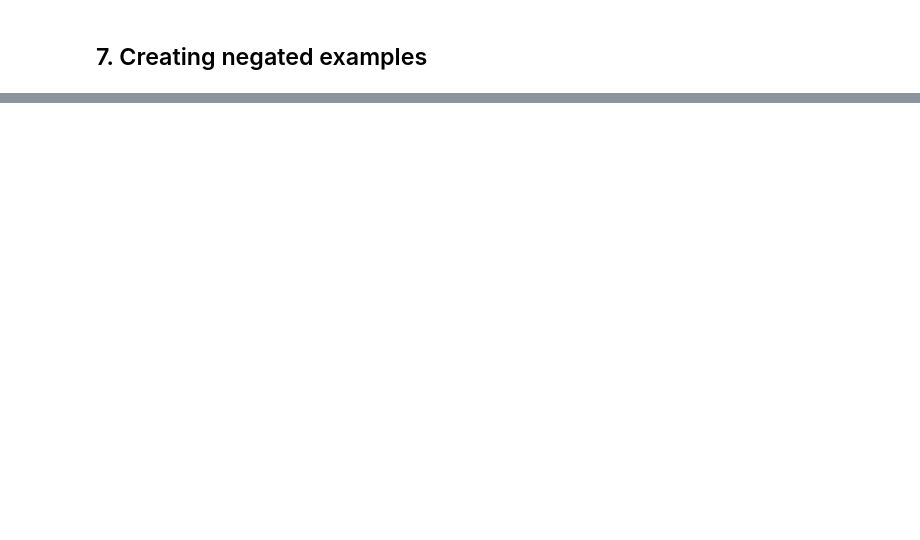
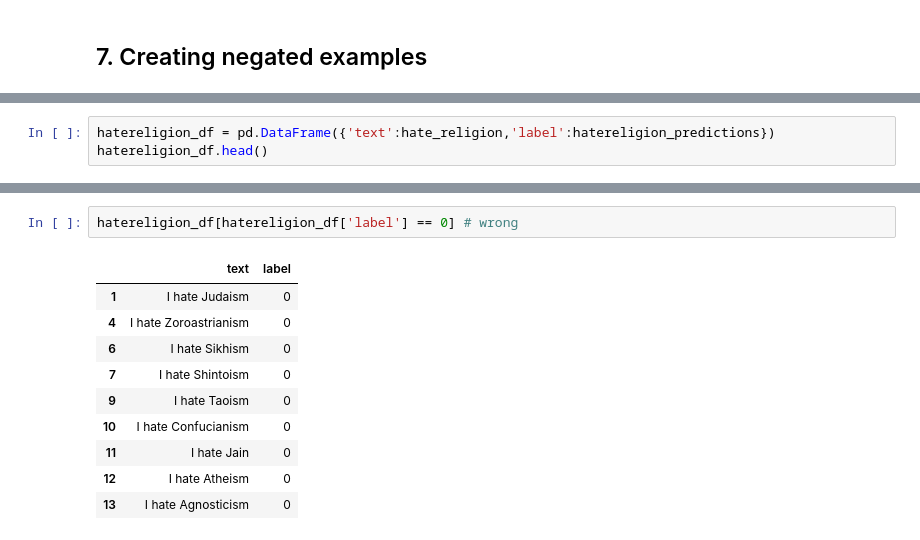
Before and after one commit to melisnv/natural-language-processing-projects, a Jupyter notebook: Assignment II NLP/error_analysis_with_checklist.ipynb, the cells around one changed output, grey strips where cells are left out. Drawn from its saved outputs; the diff is of its cells as text; blank space fills up the shorter version.

```diff
--- a/Assignment II NLP/error_analysis_with_checklist.ipynb
+++ b/Assignment II NLP/error_analysis_with_checklist.ipynb
@@ -416,0 +521,3 @@ successful_neg_examples
+# %%
+hatereligion_df = pd.DataFrame({'text':hate_religion,'label':hatereligion_predictions})
+hatereligion_df.head()
@@ -416,0 +541,13 @@ successful_neg_examples
+# %%
+hatereligion_df[hatereligion_df['label'] == 0] # wrong
+# %% [output]
+|  | text | label |
+| 1 | I hate Judaism | 0 |
+| 4 | I hate Zoroastrianism | 0 |
+| 6 | I hate Sikhism | 0 |
+| 7 | I hate Shintoism | 0 |
+| 9 | I hate Taoism | 0 |
+| 10 | I hate Confucianism | 0 |
+| 11 | I hate Jain | 0 |
+| 12 | I hate Atheism | 0 |
+| 13 | I hate Agnosticism | 0 |
```
Also changed, not shown: parts of 44 cells of this notebook.
